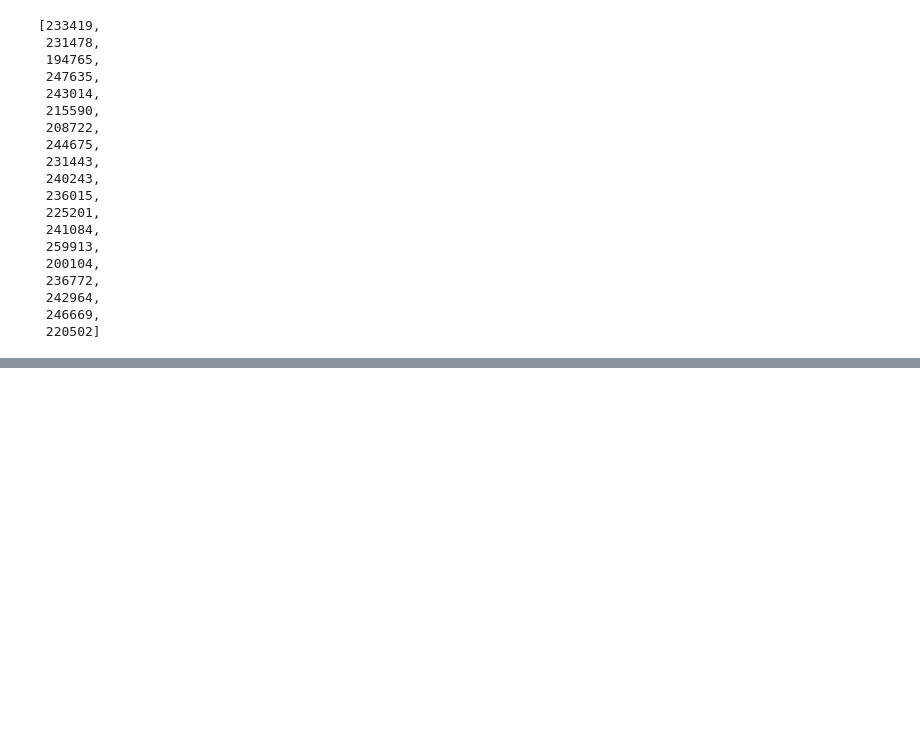
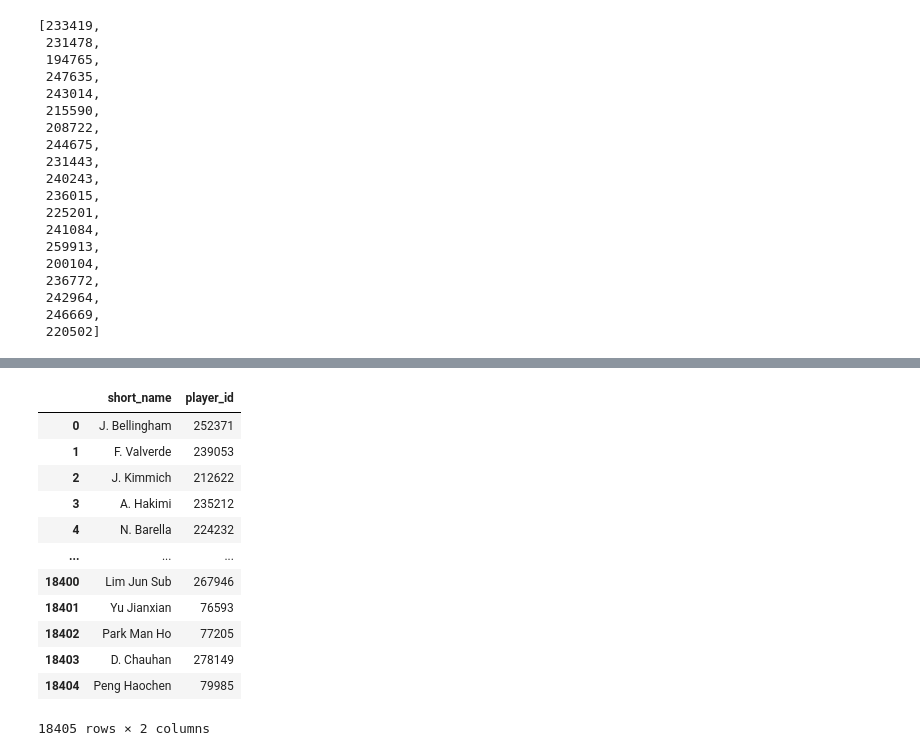
Before and after one commit to arundelljr/MoneyBaller, a Jupyter notebook: notebooks/john_pca.ipynb, the cells around one changed output, grey strips where cells are left out. Saved outputs shown, nothing was run; the diff lists cells and outputs as text; code cells hidden in the pictures; blank space fills up the shorter version.

```diff
--- a/notebooks/john_pca.ipynb
+++ b/notebooks/john_pca.ipynb
@@ -506,3 +506,19 @@ df[player_names_ids['player_id'].isin(neighbor_ids)]
 | 182 | 241084 | /player/241084/luis-diaz/260004/ | 26 | 4 | 2025-09-19 | L. Díaz | Luis Fernando Díaz Marulanda | ... |
 | 214 | 240243 | /player/240243/matheus-santos-car... | 26 | 4 | 2025-09-19 | Matheus Cunha | Matheus Santos Carneiro da Cunha | ... |
 | 244 | 242964 | /player/242964/anthony-gordon/260... | 26 | 4 | 2025-09-19 | A. Gordon | Anthony Michael Gordon | ... |
+# %%
+player_names_ids
+# %% [output]
+|  | short_name | player_id |
+| 0 | J. Bellingham | 252371 |
+| 1 | F. Valverde | 239053 |
+| 2 | J. Kimmich | 212622 |
+| 3 | A. Hakimi | 235212 |
+| 4 | N. Barella | 224232 |
+| ... | ... | ... |
+| 18400 | Lim Jun Sub | 267946 |
+| 18401 | Yu Jianxian | 76593 |
+| 18402 | Park Man Ho | 77205 |
+| 18403 | D. Chauhan | 278149 |
+| 18404 | Peng Haochen | 79985 |
+18405 rows × 2 columns
```
Also changed, not shown: parts of 8 cells of this notebook.
